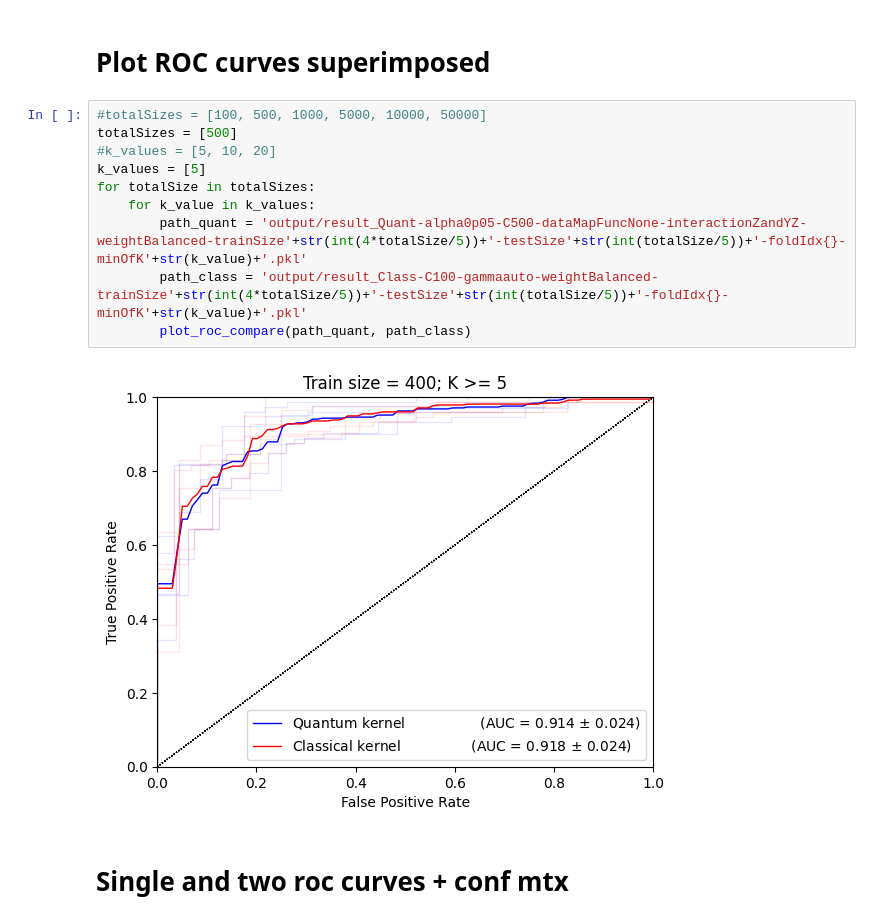
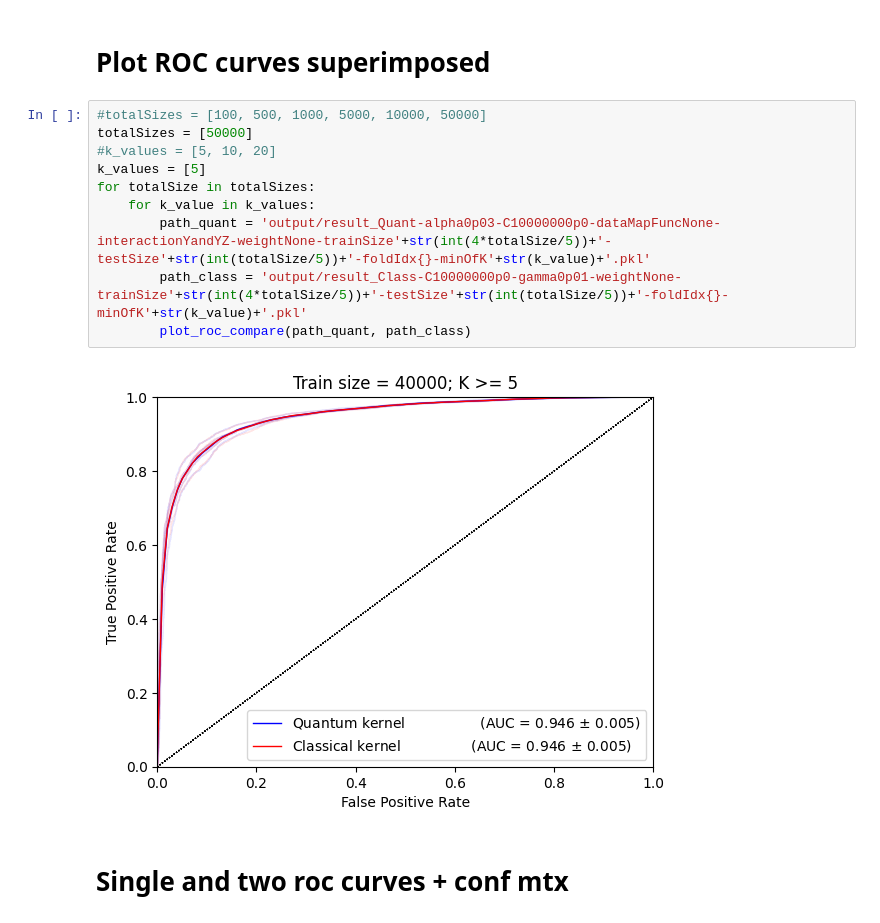
Before and after one commit to mhassans/galaxyMorphology, a Jupyter notebook: Plotting.ipynb, the cells around one changed output. Drawn from its saved outputs; the diff is of its cells as text.

```diff
--- a/Plotting.ipynb
+++ b/Plotting.ipynb
@@ -10,16 +10,16 @@ from funcs_plotter import double_roc, single_roc, getEfficiency, \
 # Plot ROC curves superimposed
 # %%
 #totalSizes = [100, 500, 1000, 5000, 10000, 50000]
-totalSizes = [500]
+totalSizes = [50000]
 #k_values = [5, 10, 20]
 k_values = [5]
 for totalSize in totalSizes:
     for k_value in k_values:
-        path_quant = 'output/result_Quant-alpha0p05-C500-dataMapFuncNone-interactionZandYZ-weightBalanced-trainSize'+str(int(4*totalSize/5))+'-testSize'+str(int(totalSize/5))+'-foldIdx{}-minOfK'+str(k_value)+'.pkl'
-        path_class = 'output/result_Class-C100-gammaauto-weightBalanced-trainSize'+str(int(4*totalSize/5))+'-testSize'+str(int(totalSize/5))+'-foldIdx{}-minOfK'+str(k_value)+'.pkl'
+        path_quant = 'output/result_Quant-alpha0p03-C10000000p0-dataMapFuncNone-interactionYandYZ-weightNone-trainSize'+str(int(4*totalSize/5))+'-testSize'+str(int(totalSize/5))+'-foldIdx{}-minOfK'+str(k_value)+'.pkl'
+        path_class = 'output/result_Class-C10000000p0-gamma0p01-weightNone-trainSize'+str(int(4*totalSize/5))+'-testSize'+str(int(totalSize/5))+'-foldIdx{}-minOfK'+str(k_value)+'.pkl'
         plot_roc_compare(path_quant, path_class)
 # %% [output]
-[figure, old version]
+[figure, new version]
 # %% [markdown]
 # Single and two roc curves + conf mtx
 # %%
```
Also changed, not shown: parts of 5 cells of this notebook, 1 other file.
